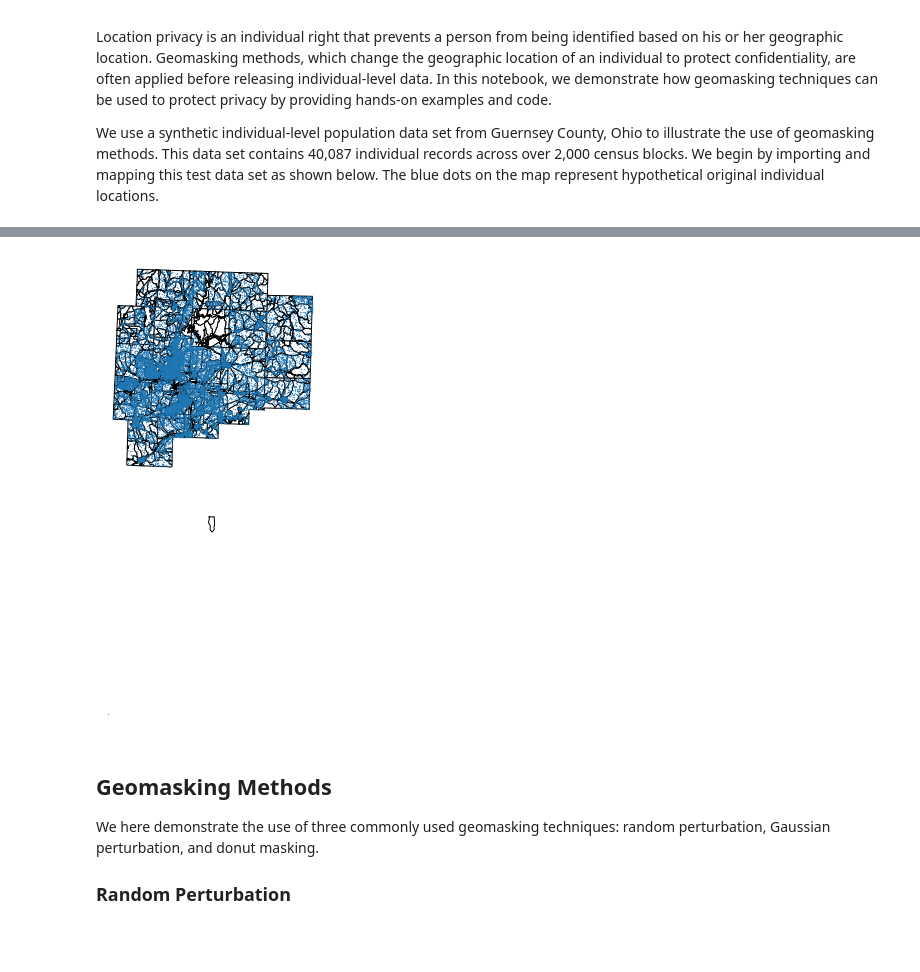
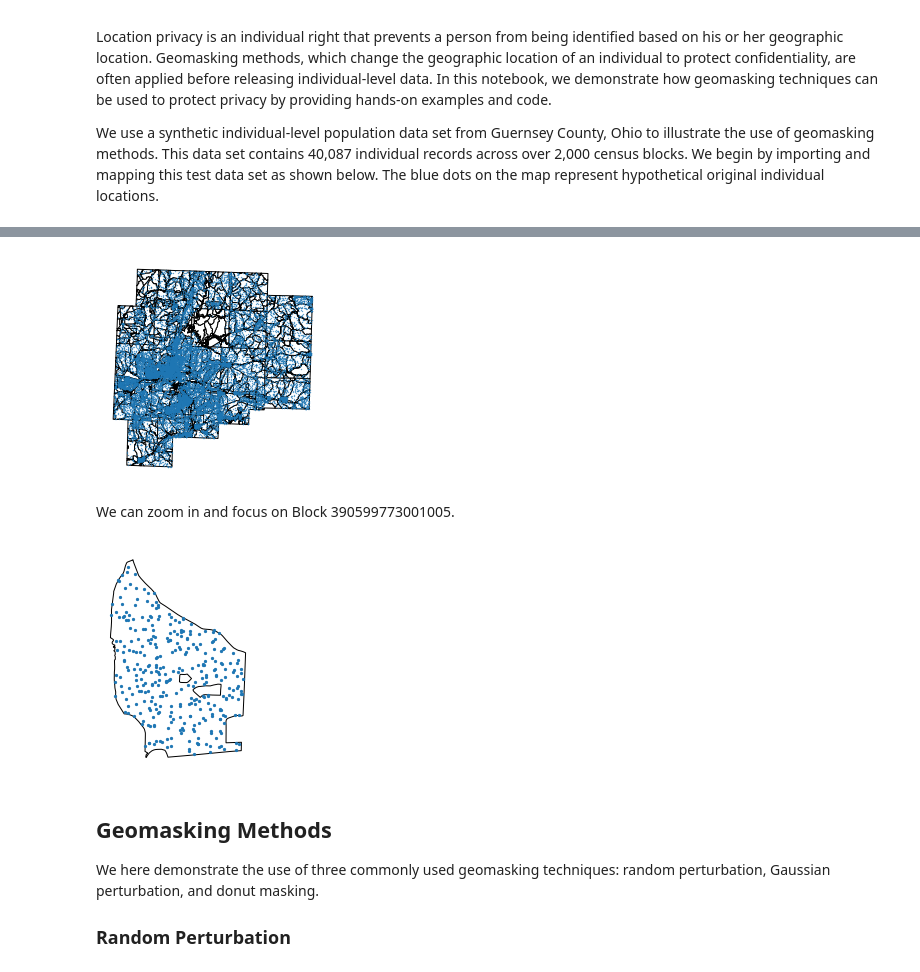
Before and after one commit to linyuehzzz/ucgis-iguide-geoprivacy, a Jupyter notebook: geomasking.ipynb, the cells around one changed output, grey strips where cells are left out. Drawn from its saved outputs; the diff is of its cells as text; code cells hidden in the pictures; blank space fills up the shorter version.

```diff
--- a/geomasking.ipynb
+++ b/geomasking.ipynb
@@ -44,6 +28,7 @@ poly = poly.to_crs("EPSG:3395")
 
 filename_df = 'data/guernsey_data.csv'
 df = pd.read_csv(filename_df)
+df["Block"] = df["Block"].astype(str)
 gdf = gpd.GeoDataFrame(df, geometry=gpd.points_from_xy(x=df.lon, y=df.lat)).set_crs("EPSG:4326")
 gdf = gdf.to_crs("EPSG:3395")
 
@@ -51,13 +36,17 @@ base = poly.plot(color='white', edgecolor='black')
 ax = gdf.plot(ax=base, markersize=0.1)
 ax.set_axis_off()
 # %% [output]
-[figure, old version]
+[figure, new version]
+# %% [markdown]
+We can zoom in and focus on Block 390599773001005.
 # %%
-base = poly.loc[[103],'geometry'].plot(color='white', edgecolor='black')
-ax = gdf.loc[[103],'geometry'].plot(ax=base, markersize=0.1)
+blockid = poly.loc[[1610],'GEOID10'].to_list()[0]
+
+base = poly.loc[[1610],'geometry'].plot(color='white', edgecolor='black')
+ax = gdf[gdf["Block"] == blockid].plot(ax=base, markersize=5)
 ax.set_axis_off()
 # %% [output]
-[figure, old version]
+[figure, new version]
 # %% [markdown]
 <a id='geomasking'></a>
 ## Geomasking Methods
```
Also changed, not shown: parts of 1 cell of this notebook.
